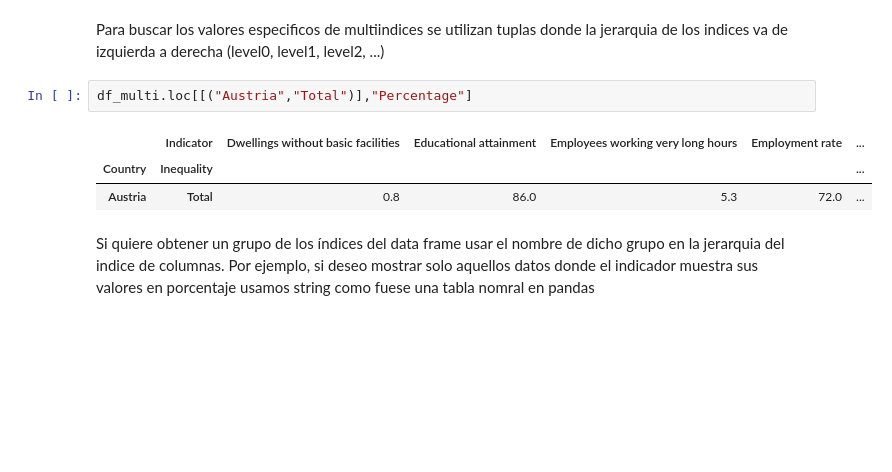
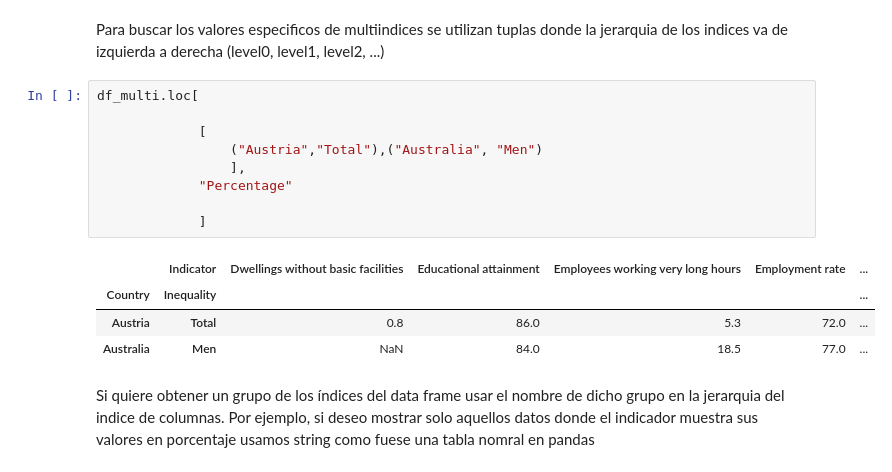
Before and after one commit to pedroortizortega/course_data_analysis, a Jupyter notebook: notebooks/Data Reorganization.ipynb, the cells around one changed output. Saved outputs shown, nothing was run; the diff lists cells and outputs as text; blank space fills up the shorter version.

```diff
--- a/notebooks/Data Reorganization.ipynb
+++ b/notebooks/Data Reorganization.ipynb
@@ -85,11 +117,19 @@ df_multi = indx.pivot_table(index=['Country','Inequality'], columns=['Unit','Ind
 Para buscar los valores especificos de multiindices se utilizan tuplas
 donde la jerarquia de los indices va de izquierda a derecha (level0, level1, level2, ...)
 # %%
-df_multi.loc[[("Austria","Total")],"Percentage"]
+df_multi.loc[
+
+             [
+                 ("Austria","Total"),("Australia", "Men")
+                 ],
+             "Percentage"
+
+             ]
 # %% [output]
 |  | Indicator | Dwellings without basic facilities | Educational attainment | Employees working very long hours | Employment rate | ... |
 | Country | Inequality |  |  |  |  | ... |
 | Austria | Total | 0.8 | 86.0 | 5.3 | 72.0 | ... |
+| Australia | Men | NaN | 84.0 | 18.5 | 77.0 | ... |
 # %% [markdown]
 Si quiere obtener un grupo de los índices del data frame usar el nombre de
 dicho grupo en la jerarquia del indice de columnas. Por ejemplo, si deseo mostrar
```
Also changed, not shown: parts of 2 cells of this notebook.
